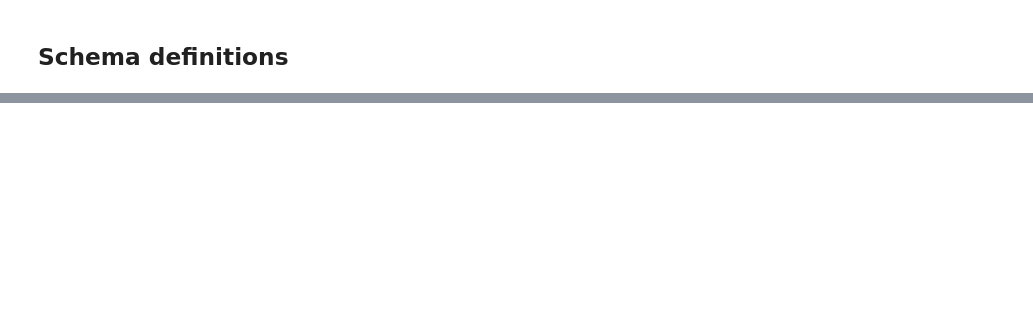
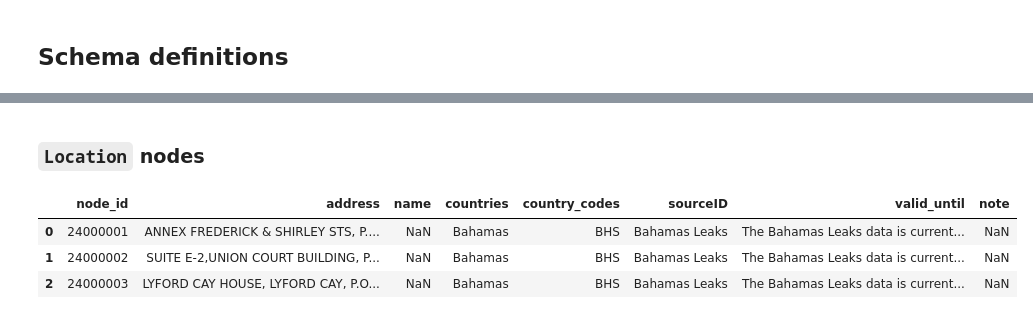
Before and after one commit to louisguitton/ERKG, a Jupyter notebook: icij/load_neo4j.ipynb, the cells around one changed output, grey strips where cells are left out. Cells and saved outputs as stored; diff of their text form; code cells hidden in the pictures; blank space fills up the shorter version.

```diff
--- a/icij/load_neo4j.ipynb
+++ b/icij/load_neo4j.ipynb
@@ -148,0 +221,17 @@ df_test
+# %% [markdown]
+### `Location` nodes
+# %%
+data_file: pathlib.Path = TEMP_DIR / "location.csv"
+
+df: pd.DataFrame = pd.read_csv(
+    data_file,
+    header = 0,
+    low_memory = False,
+)
+
+df.head(3)
+# %% [output]
+|  | node_id | address | name | countries | country_codes | sourceID | valid_until | note |
+| 0 | 24000001 | ANNEX FREDERICK & SHIRLEY STS, P.... | NaN | Bahamas | BHS | Bahamas Leaks | The Bahamas Leaks data is current... | NaN |
+| 1 | 24000002 | SUITE E-2,UNION COURT BUILDING, P... | NaN | Bahamas | BHS | Bahamas Leaks | The Bahamas Leaks data is current... | NaN |
+| 2 | 24000003 | LYFORD CAY HOUSE, LYFORD CAY, P.O... | NaN | Bahamas | BHS | Bahamas Leaks | The Bahamas Leaks data is current... | NaN |
```
Also changed, not shown: parts of 35 cells of this notebook.
